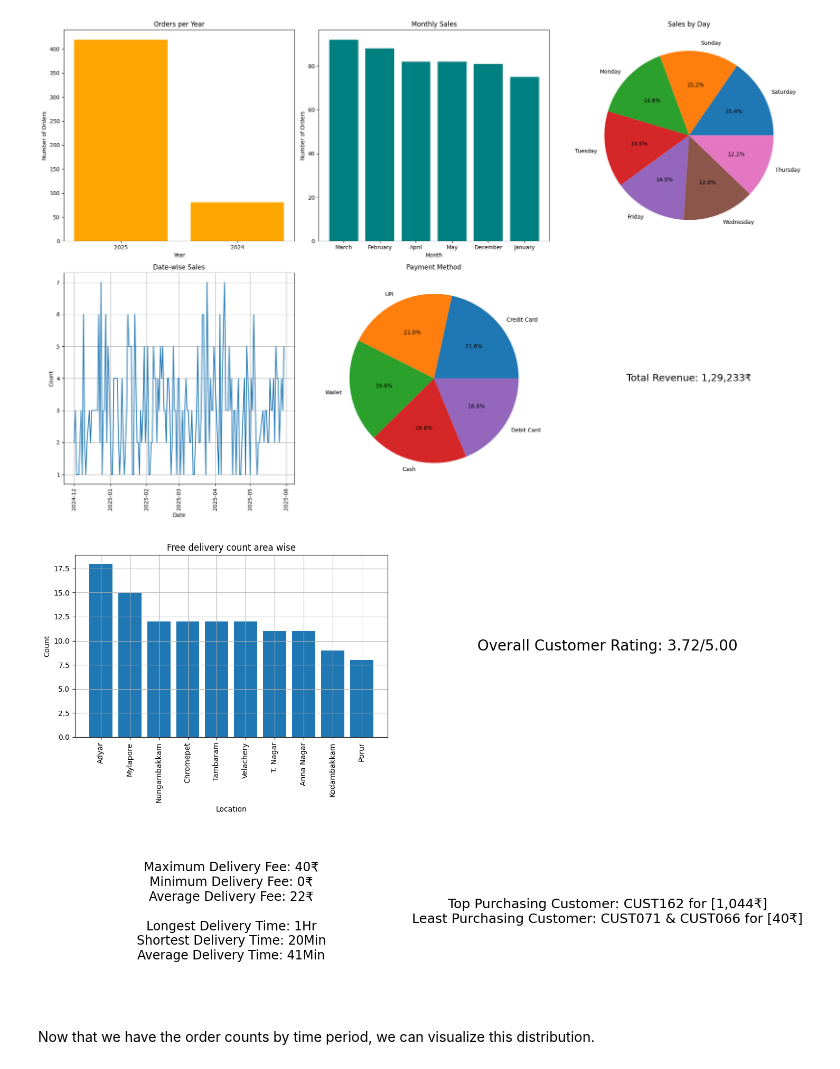
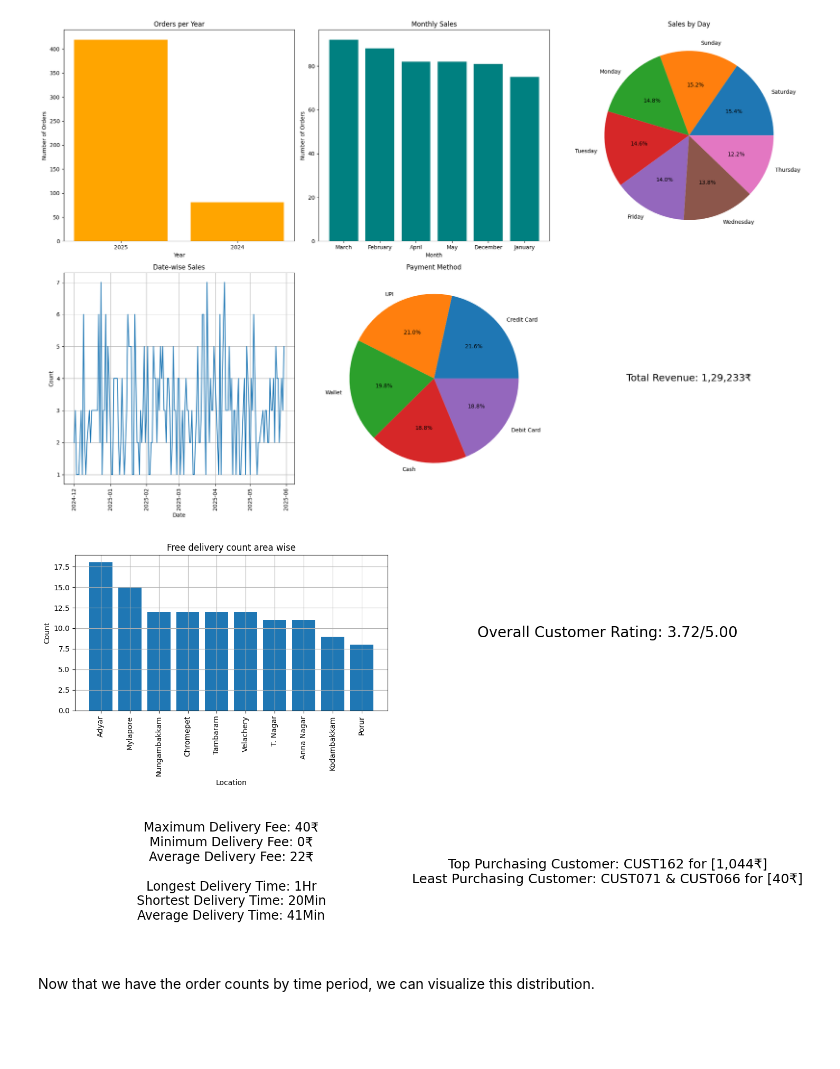
Before and after one commit to Arkrishx/python-data-analytics-, a Jupyter notebook: Project.ipynb, the cells around one changed output. Cells and saved outputs as stored; diff of their text form; code cells hidden in the pictures; blank space fills up the shorter version.

```diff
--- a/Project.ipynb
+++ b/Project.ipynb
@@ -58,0 +87,3 @@ dtype: bool
+# %%
+df = df.drop_duplicates()
+print(df)
@@ -81,10 +130,6 @@ Customer_Rating      79
 dtype: int64
 # %%
 #Assigning mean value for NaN in delivery time and customer rating records
-
-# Ensure columns are numeric, coercing errors to NaN
-df['Delivery_Time_Min'] = pd.to_numeric(df['Delivery_Time_Min'], errors='coerce')
-df['Customer_Rating'] = pd.to_numeric(df['Customer_Rating'], errors='coerce')
 
 delivery_time_mean = df['Delivery_Time_Min'].mean().round(2)
 customer_rating_mean = df['Customer_Rating'].mean().round(2)
@@ -696,12 +697,11 @@ plt.show()
 # %%
 #Dashboard-3 : Customer side insights
 
-plt.figure(figsize=(15,9))
+plt.figure(figsize=(15,8))
 
 plt.subplot(2,2,1)
 #Free delivery area
 plt.bar(free_delivery_area.index, free_delivery_area.values)
-plt.bar_label(bars)
 plt.title('Free delivery count area wise')
 plt.xlabel('Location')
 plt.ylabel('Count')
@@ -711,34 +711,34 @@ plt.xticks(rotation=90)
 
 plt.subplot(2,2,2)
 # customer data
 plt.axis('off')
 plt.text(0.5,0.5,"Overall Customer Rating: 3.72/5.00",ha='center',va='center',fontsize=20)
 
 
 plt.subplot(2,2,3)
 #delivery data
 plt.axis('off')
 plt.text(0.5,0.5,"""Maximum Delivery Fee: 40₹
 Minimum Delivery Fee: 0₹
 Average Delivery Fee: 22₹
 
 Longest Delivery Time: 1Hr
 Shortest Delivery Time: 20Min
 Average Delivery Time: 41Min""",ha='center',va='center',fontsize=17)
 
 
 plt.subplot(2,2,4)
 #customer Data
 plt.axis('off')
 plt.text(0.5,0.5,"""Top Purchasing Customer: CUST162 for [1,044₹]
 Least Purchasing Customer: CUST071 & CUST066 for [40₹]""",ha='center',va='center',fontsize=18)
 
 
 #display
 plt.tight_layout()
 plt.show()
 # %% [output]
-[figure, old version]
+[figure, new version]
 # %% [markdown]
 Now that we have the order counts by time period, we can visualize this distribution.
 # %% [markdown]
```
Also changed, not shown: parts of 15 cells of this notebook.
